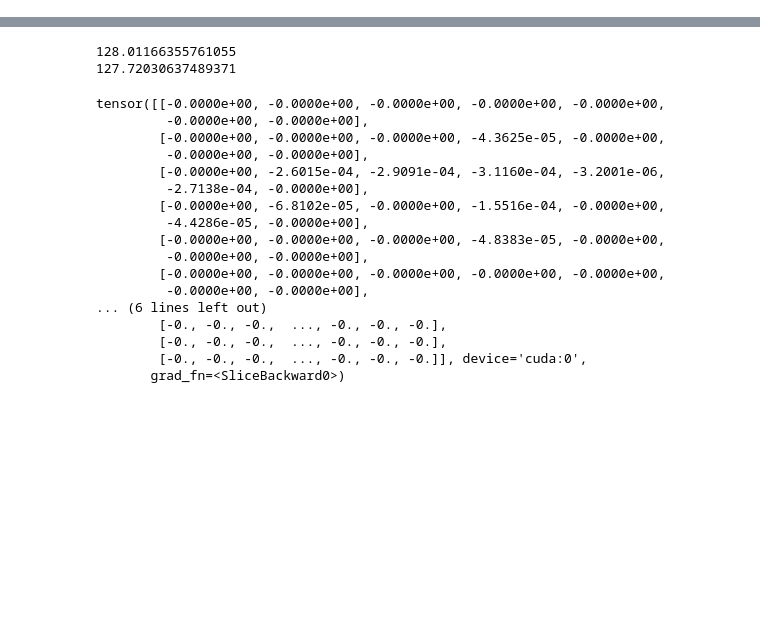
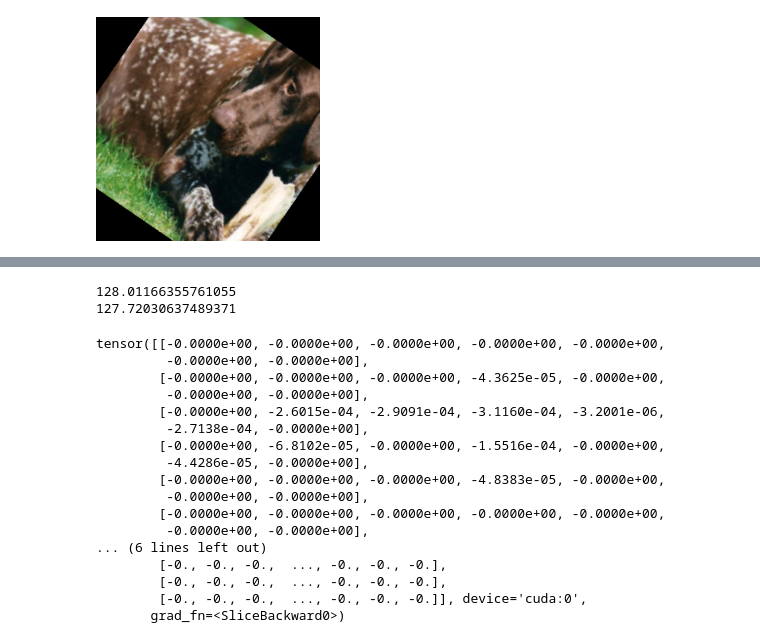
Before and after one commit to beotborry/ConformalXAI, a Jupyter notebook: explanation.ipynb, the cells around one changed output, grey strips where cells are left out. Cells and saved outputs as stored; diff of their text form; code cells hidden in the pictures; blank space fills up the shorter version.

```diff
--- a/explanation.ipynb
+++ b/explanation.ipynb
@@ -38,11 +38,12 @@ expl_func = ExplFactory().get_explainer(model = model, expl_method = expl_method
 # center_crop_224(resize_322(center_crop_224(resize_322(orig_img))))
 orig_img = center_crop_224(resize_322(orig_img))
 # %%
-img1 = center_crop_224(T_inv_spatial(resize_322(resize_224(T_spatial(resize_322(orig_img))))))
-
+resize_224(T_spatial(resize_322(orig_img)))
 
 
 
 # first_output = tensorize(resize_224(T_spatial(resize_322(orig_img))))
 # res = center_crop_224(T_inv_spatial(F.interpolate(first_output.unsqueeze(0), (322, 322), mode='bilinear')))
+# %% [output]
+[figure, added]
 # %%
```
Also changed, not shown: parts of 3 cells of this notebook, 1 other file.
